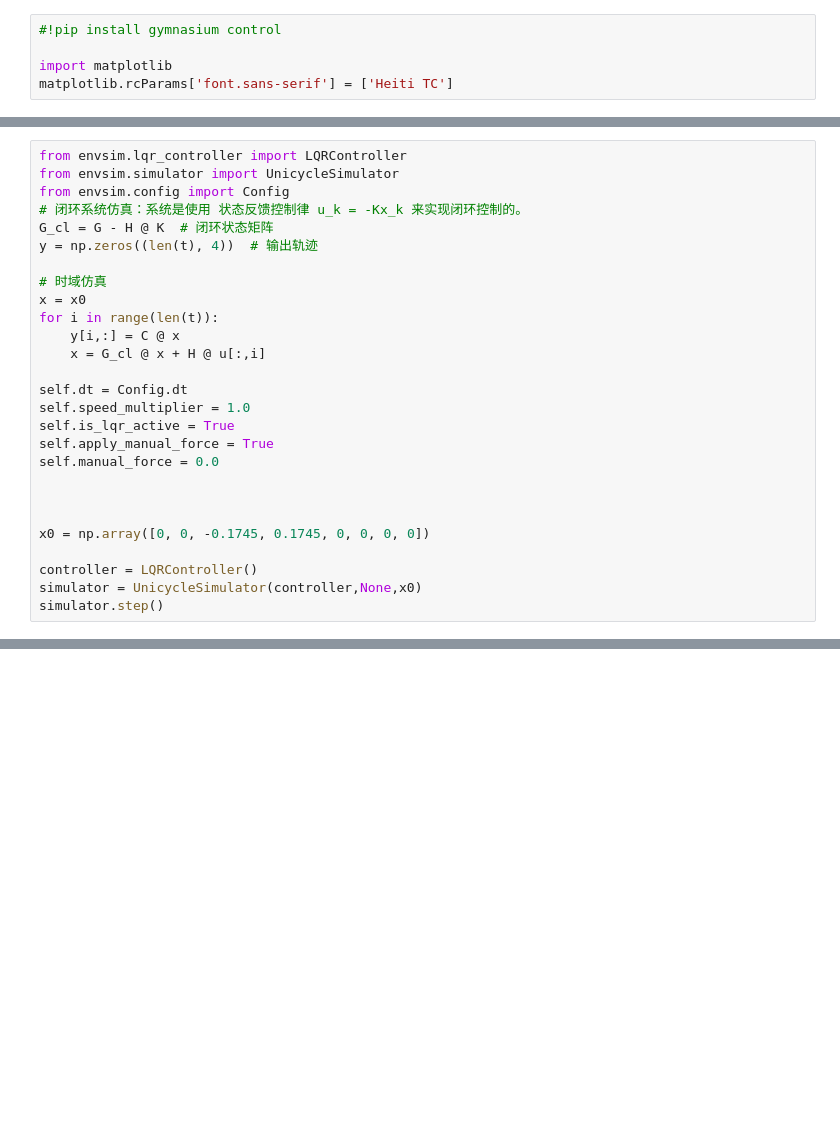
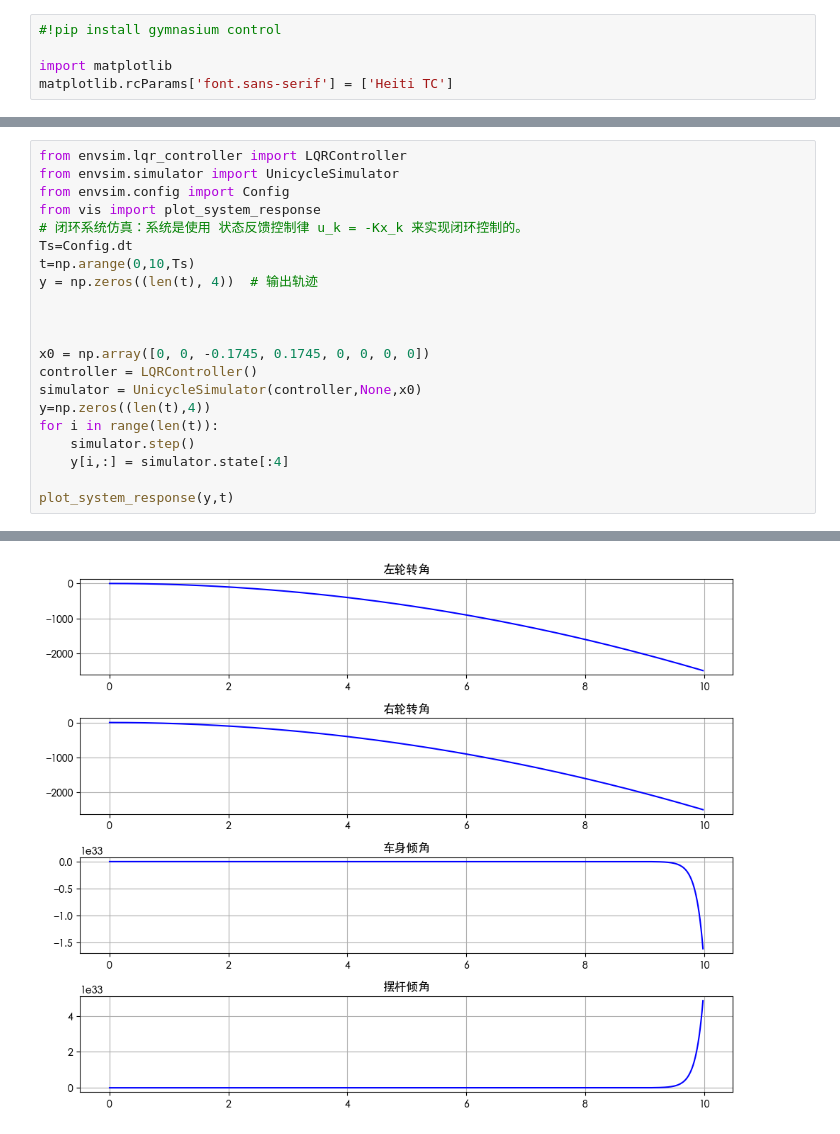
Before and after one commit to 3BPM/ReinforceLearningCartpolehw, a Jupyter notebook: test.ipynb, the cells around one changed output, grey strips where cells are left out. Saved outputs shown, nothing was run; the diff lists cells and outputs as text; blank space fills up the shorter version.

```diff
--- a/test.ipynb
+++ b/test.ipynb
@@ -185,26 +162,21 @@ K_2 = [-1.00000000e+01  8.00000000e+01 -5.49240612e+03  1.89217098e+04
 from envsim.lqr_controller import LQRController
 from envsim.simulator import UnicycleSimulator
 from envsim.config import Config
+from vis import plot_system_response
 # 闭环系统仿真：系统是使用 状态反馈控制律 u_k = -Kx_k 来实现闭环控制的。
-G_cl = G - H @ K  # 闭环状态矩阵
+Ts=Config.dt
+t=np.arange(0,10,Ts)
 y = np.zeros((len(t), 4))  # 输出轨迹
-
-# 时域仿真
-x = x0
-for i in range(len(t)):
-    y[i,:] = C @ x
-    x = G_cl @ x + H @ u[:,i]
-
-self.dt = Config.dt
-self.speed_multiplier = 1.0
-self.is_lqr_active = True
-self.apply_manual_force = True
-self.manual_force = 0.0
 
 
 
 x0 = np.array([0, 0, -0.1745, 0.1745, 0, 0, 0, 0])
-
 controller = LQRController()
 simulator = UnicycleSimulator(controller,None,x0)
-simulator.step()
+y=np.zeros((len(t),4))
+for i in range(len(t)):
+    simulator.step()
+    y[i,:] = simulator.state[:4]
+
+plot_system_response(y,t)
+# %% [output]
@@ -210,0 +200 @@ simulator.step()
+[figure, added]
```
Also changed, not shown: parts of 3 cells of this notebook, 3 other files.
